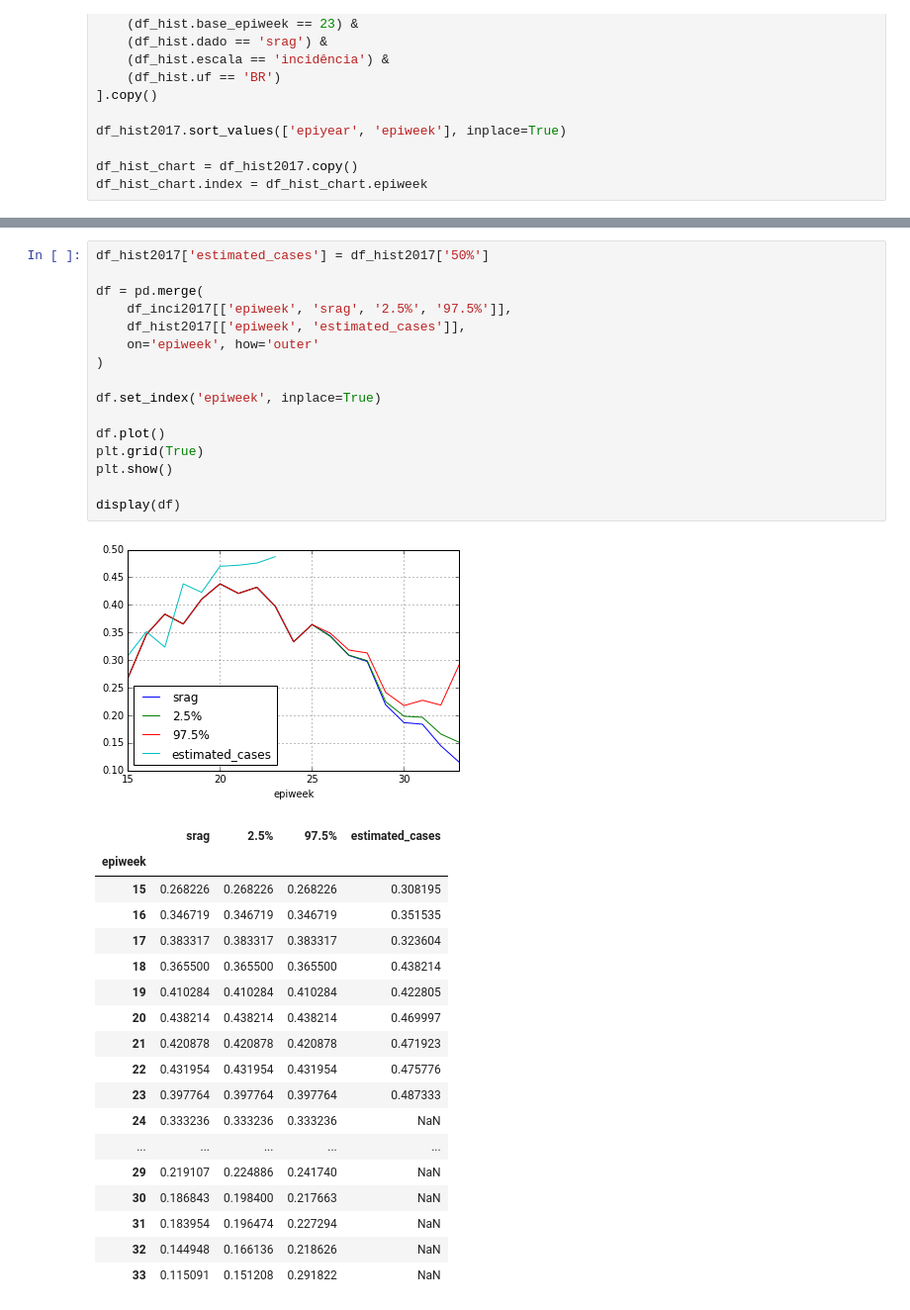
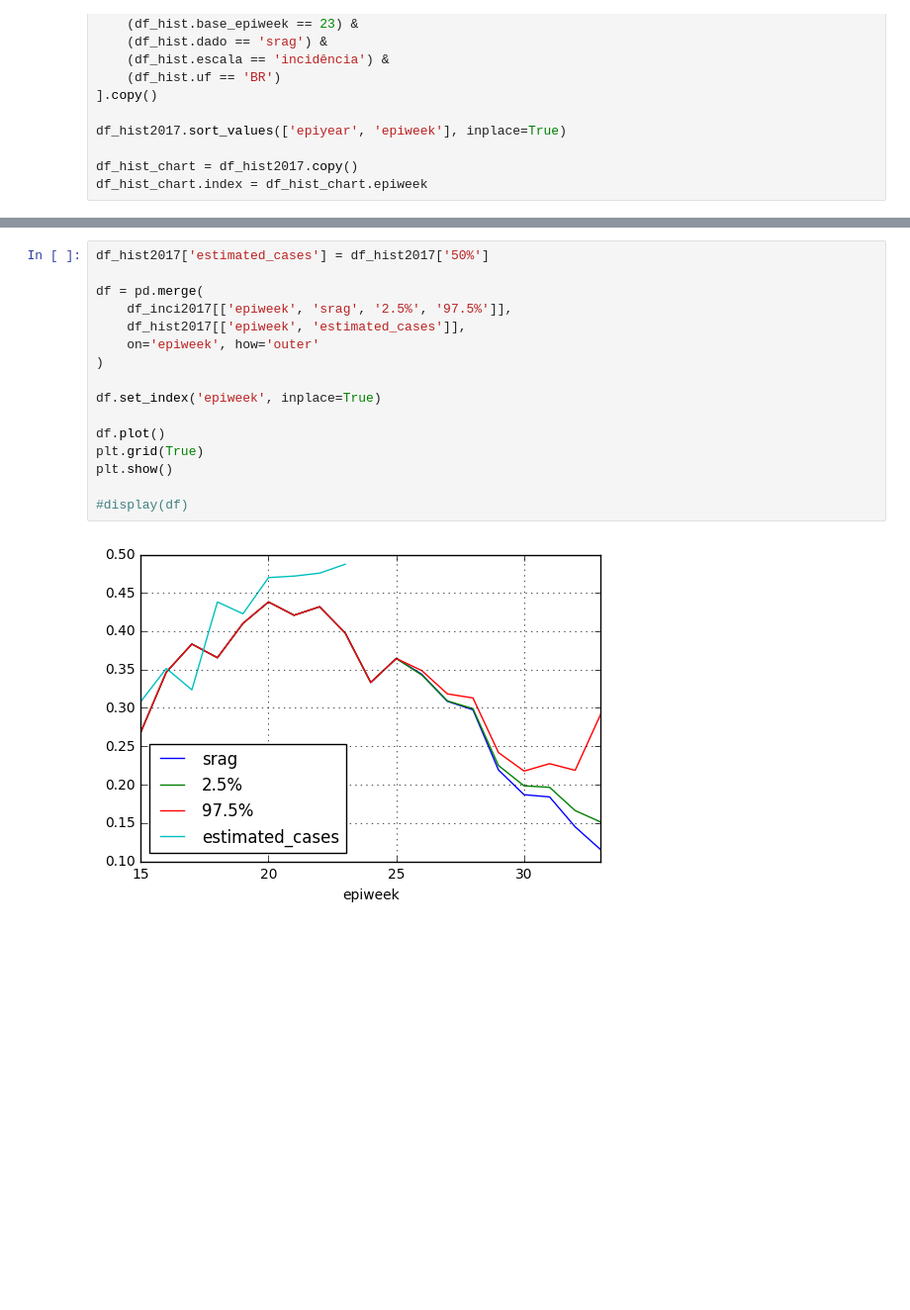
Before and after one commit to FluVigilanciaBR/fludashboard, a Jupyter notebook: Notebooks/historical_estimated_values.ipynb, the cells around one changed output, grey strips where cells are left out. Shown at 99% size. Drawn from its saved outputs; the diff is of its cells as text; blank space fills up the shorter version.

```diff
--- a/Notebooks/historical_estimated_values.ipynb
+++ b/Notebooks/historical_estimated_values.ipynb
@@ -149,36 +150,18 @@ plt.show()
 # %%
 df_hist2017['estimated_cases'] = df_hist2017['50%']
 
 df = pd.merge(
     df_inci2017[['epiweek', 'srag', '2.5%', '97.5%']],
     df_hist2017[['epiweek', 'estimated_cases']],
     on='epiweek', how='outer'
 )
 
 df.set_index('epiweek', inplace=True)
 
 df.plot()
 plt.grid(True)
 plt.show()
 
-display(df)
+#display(df)
 # %% [output]
-[figure, old version]
+[figure, new version]
-|  | srag | 2.5% | 97.5% | estimated_cases |
-| epiweek |  |  |  |  |
-| 15 | 0.268226 | 0.268226 | 0.268226 | 0.308195 |
-| 16 | 0.346719 | 0.346719 | 0.346719 | 0.351535 |
-| 17 | 0.383317 | 0.383317 | 0.383317 | 0.323604 |
-| 18 | 0.365500 | 0.365500 | 0.365500 | 0.438214 |
-| 19 | 0.410284 | 0.410284 | 0.410284 | 0.422805 |
-| 20 | 0.438214 | 0.438214 | 0.438214 | 0.469997 |
-| 21 | 0.420878 | 0.420878 | 0.420878 | 0.471923 |
-| 22 | 0.431954 | 0.431954 | 0.431954 | 0.475776 |
-| 23 | 0.397764 | 0.397764 | 0.397764 | 0.487333 |
-| 24 | 0.333236 | 0.333236 | 0.333236 | NaN |
-| ... | ... | ... | ... | ... |
-| 29 | 0.219107 | 0.224886 | 0.241740 | NaN |
-| 30 | 0.186843 | 0.198400 | 0.217663 | NaN |
-| 31 | 0.183954 | 0.196474 | 0.227294 | NaN |
-| 32 | 0.144948 | 0.166136 | 0.218626 | NaN |
-| 33 | 0.115091 | 0.151208 | 0.291822 | NaN |
```
Also changed, not shown: parts of 8 cells of this notebook.
